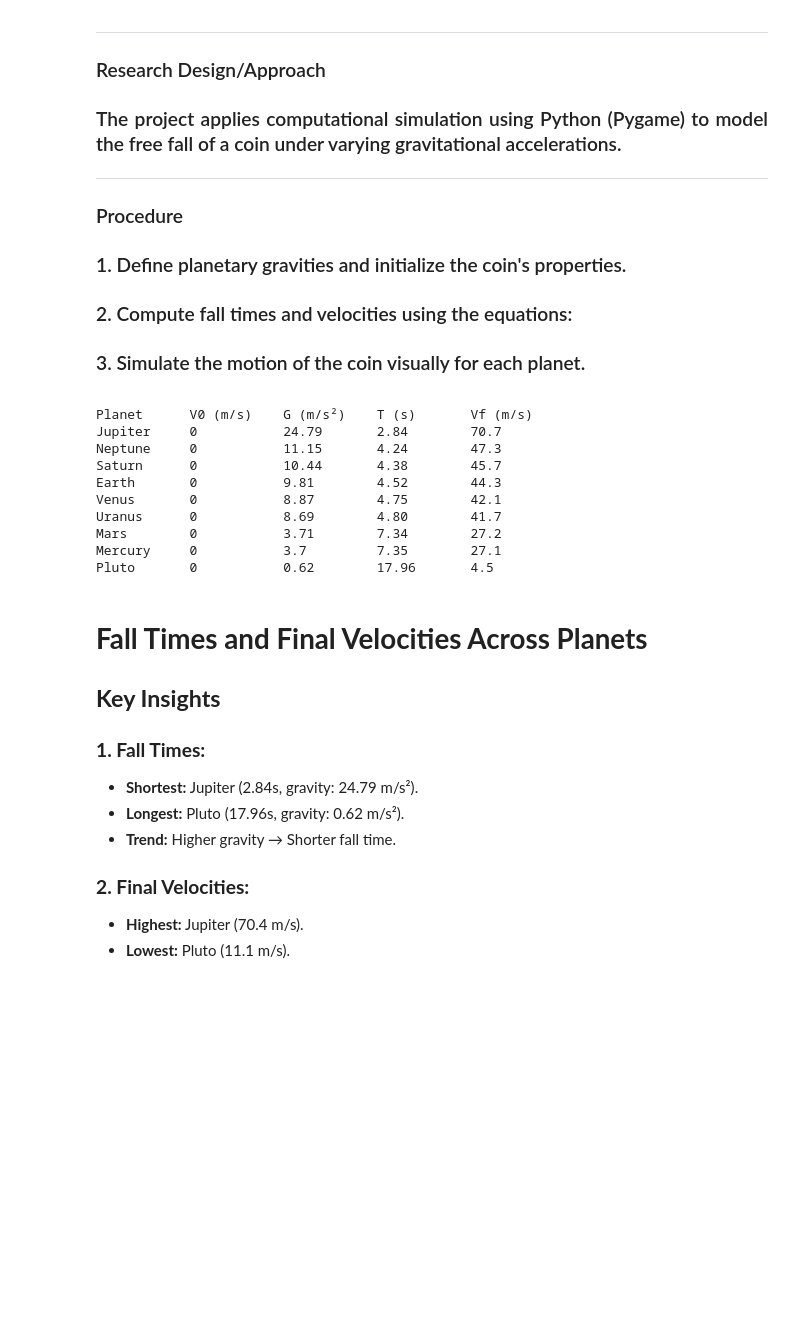
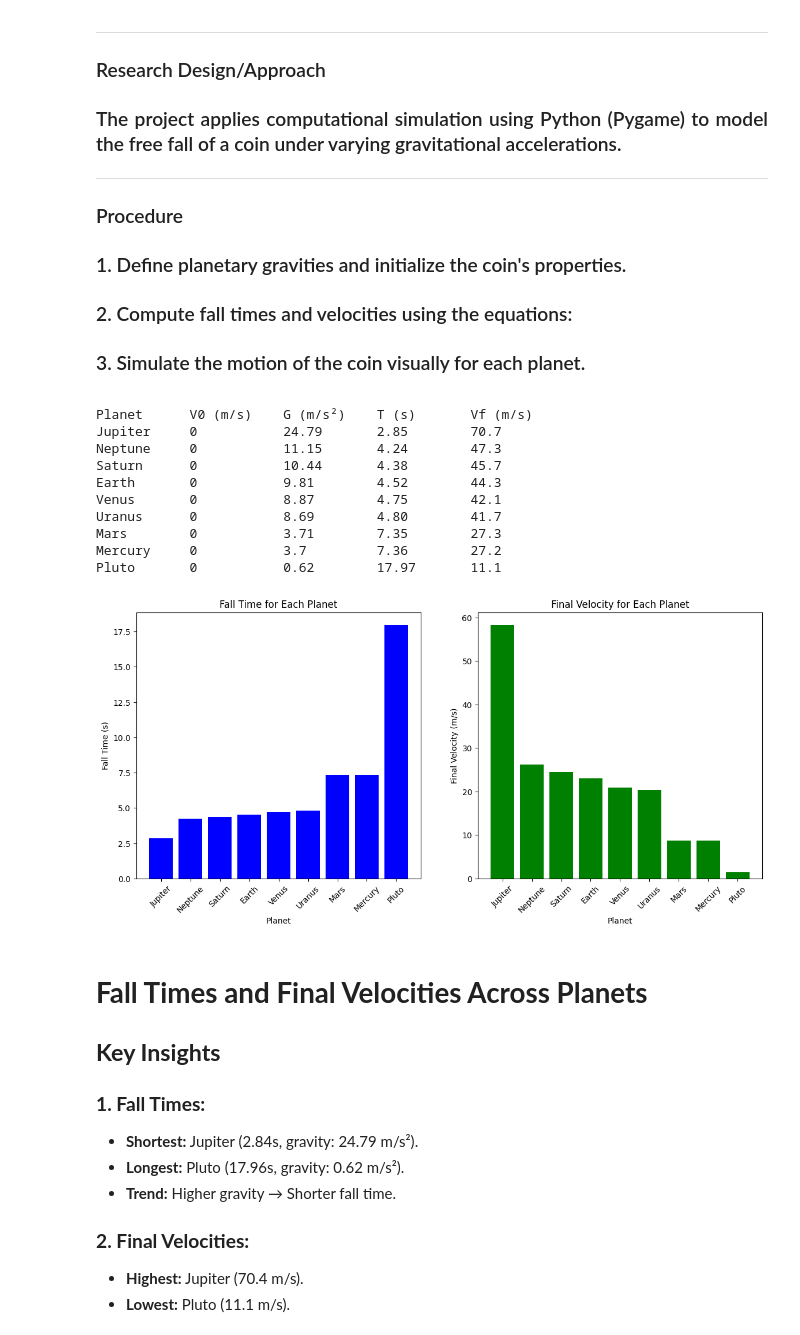
Before and after one commit to Leyaaaan1/FreeFallSimulations, a Jupyter notebook: free-fall.ipynb, the cells around one changed output. Cells and saved outputs as stored; diff of their text form; code cells hidden in the pictures; blank space fills up the shorter version.

```diff
--- a/free-fall.ipynb
+++ b/free-fall.ipynb
@@ -44,6 +74,5 @@
 # %%
 import pygame
-import math
 
 # Initialize Pygame
 pygame.init()
@@ -59,31 +88,6 @@ BLACK = (0, 0, 0)
 GOLD = (255, 215, 0)
 GRAY = (200, 200, 200)
 
-# Planetary gravities (m/s^2)
-planetary_gravity = {
-    "Mercury": 3.7,
-    "Venus": 8.87,
-    "Earth": 9.81,
-    "Mars": 3.71,
-    "Jupiter": 24.79,
-    "Saturn": 10.44,
-    "Uranus": 8.69,
-    "Neptune": 11.15,
-    "Pluto": 0.62,
-}
-
-# Simulation constants
-v0 = 0  # Initial velocity (m/s)
-y0 = 100  # Initial height (m)
-dt = 0.01  # Time step (s)
-coin_radius = 15
-vertical_margin = 100  # Distance from the top of the screen
-
-# Function to calculate the fall time and final velocity
-def calculate_fall_time_and_velocity(g):
-    fall_time = math.sqrt(2 * y0 / g)  # Time to fall from height y0
-    final_velocity = math.sqrt(2 * g * y0)  # Final velocity using v = sqrt(2gh)
-    return fall_time, final_velocity
 
 # Function to reset the simulation
 def reset_simulation():
@@ -173,47 +177,53 @@ while running:
     # Control the frame rate
     clock.tick(60)
 
-# Sort the coins by fall time (T)
-coins_sorted = sorted(coins, key=lambda x: x['true_fall_time'])
+
+coins_sorted = sorted(coins, key=lambda x: x['fall_time'])
 
 # Print the results in the desired format
 print(f"{'Planet':<12}{'V0 (m/s)':<12}{'G (m/s²)':<12}{'T (s)':<12}{'Vf (m/s)'}")
 for coin in coins_sorted:
-    print(f"{coin['planet']:<12}{v0:<12}{coin['g']:<12}{coin['true_fall_time']:<12.2f}{coin['v']:<12.1f}")
+    print(f"{coin['planet']:<12}{v0:<12}{coin['g']:<12}{coin['fall_time']:<12.2f}{coin['v']:<12.1f}")
+
+# Show the plots
+plt.show()
+
 
 pygame.quit()
 # %% [output]
 Planet      V0 (m/s)    G (m/s²)    T (s)       Vf (m/s)
-Jupiter     0           24.79       2.84        70.7
+Jupiter     0           24.79       2.85        70.7
 Neptune     0           11.15       4.24        47.3
 Saturn      0           10.44       4.38        45.7
 Earth       0           9.81        4.52        44.3
 Venus       0           8.87        4.75        42.1
 Uranus      0           8.69        4.80        41.7
-Mars        0           3.71        7.34        27.2
-Mercury     0           3.7         7.35        27.1
-Pluto       0           0.62        17.96       4.5
+Mars        0           3.71        7.35        27.3
+Mercury     0           3.7         7.36        27.2
+Pluto       0           0.62        17.97       11.1
 # %%
 planets = [coin['planet'] for coin in coins_sorted]
-fall_times = [coin['fall_time'] for coin in coins_sorted]
-final_velocities = [coin['final_velocity'] for coin in coins_sorted]
+fall_times = [coin['true_fall_time'] for coin in coins_sorted]
+final_velocities = [coin['v'] for coin in coins_sorted]
 
 # Create graphs
 fig, (ax1, ax2) = plt.subplots(1, 2, figsize=(14, 6))
 
 # Plot Fall Time
 ax1.bar(planets, fall_times, color='blue')
 ax1.set_title('Fall Time for Each Planet')
 ax1.set_xlabel('Planet')
 ax1.set_ylabel('Fall Time (s)')
 ax1.tick_params(axis='x', rotation=45)
 
 # Plot Final Velocity
 ax2.bar(planets, final_velocities, color='green')
 ax2.set_title('Final Velocity for Each Planet')
 ax2.set_xlabel('Planet')
 ax2.set_ylabel('Final Velocity (m/s)')
 ax2.tick_params(axis='x', rotation=45)
+# %% [output]
+[figure, added]
 # %% [markdown]
 
 # **Fall Times and Final Velocities Across Planets**
```
Also changed, not shown: parts of 1 cell of this notebook.
